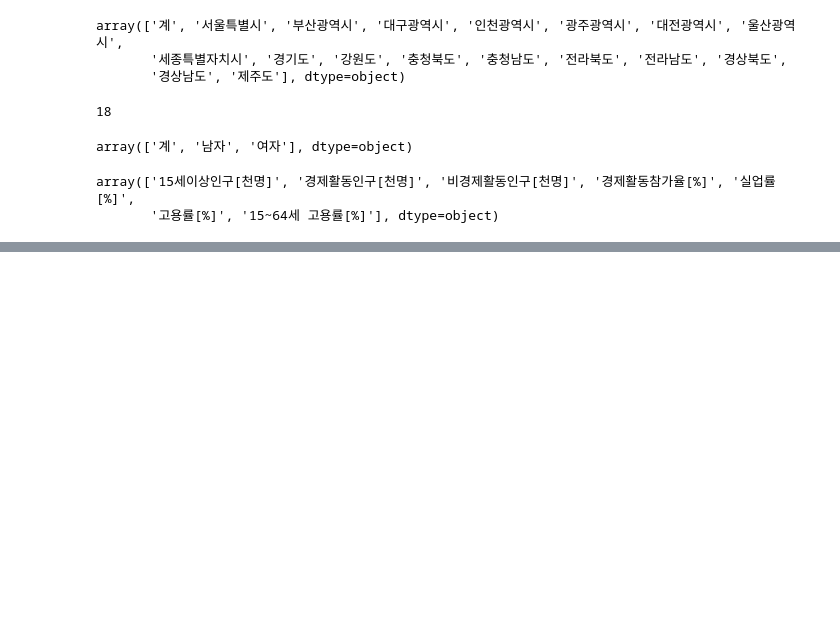
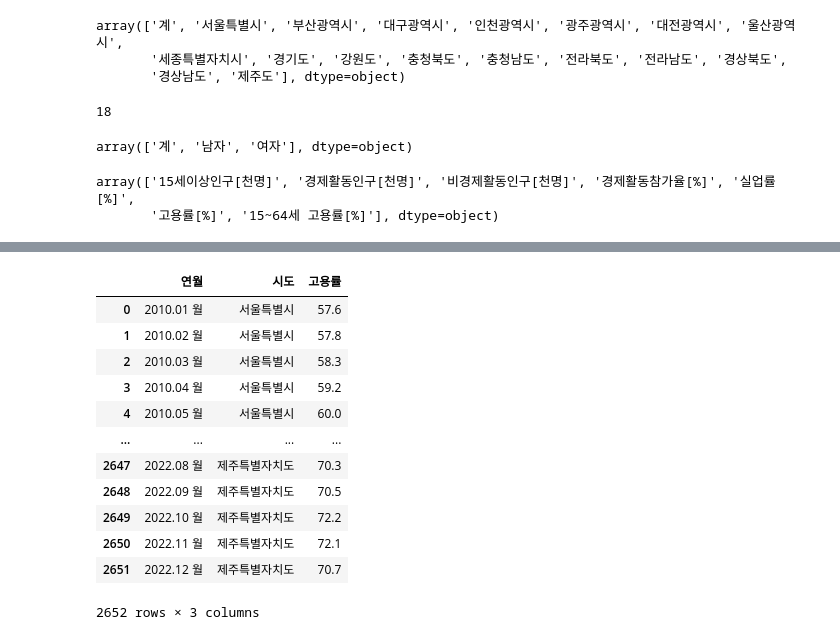
Before and after one commit to ThatHomr/project_2, a Jupyter notebook: project_2_file/ay_sprint2/emp_r.ipynb, the cells around one changed output, grey strips where cells are left out. Saved outputs shown, nothing was run; the diff lists cells and outputs as text; code cells hidden in the pictures; blank space fills up the shorter version.

```diff
--- a/project_2_file/ay_sprint2/emp_r.ipynb
+++ b/project_2_file/ay_sprint2/emp_r.ipynb
@@ -88,0 +91,2 @@ AttributeError: 'list' object has no attribute 'replace'
+# %%
+col.append('연월')
@@ -88,0 +115,16 @@ AttributeError: 'list' object has no attribute 'replace'
+# %%
+df
+# %% [output]
+|  | 연월 | 시도 | 고용률 |
+| 0 | 2010.01 월 | 서울특별시 | 57.6 |
+| 1 | 2010.02 월 | 서울특별시 | 57.8 |
+| 2 | 2010.03 월 | 서울특별시 | 58.3 |
+| 3 | 2010.04 월 | 서울특별시 | 59.2 |
+| 4 | 2010.05 월 | 서울특별시 | 60.0 |
+| ... | ... | ... | ... |
+| 2647 | 2022.08 월 | 제주특별자치도 | 70.3 |
+| 2648 | 2022.09 월 | 제주특별자치도 | 70.5 |
+| 2649 | 2022.10 월 | 제주특별자치도 | 72.2 |
+| 2650 | 2022.11 월 | 제주특별자치도 | 72.1 |
+| 2651 | 2022.12 월 | 제주특별자치도 | 70.7 |
+2652 rows × 3 columns
```
Also changed, not shown: parts of 13 cells of this notebook, 1 other file.
